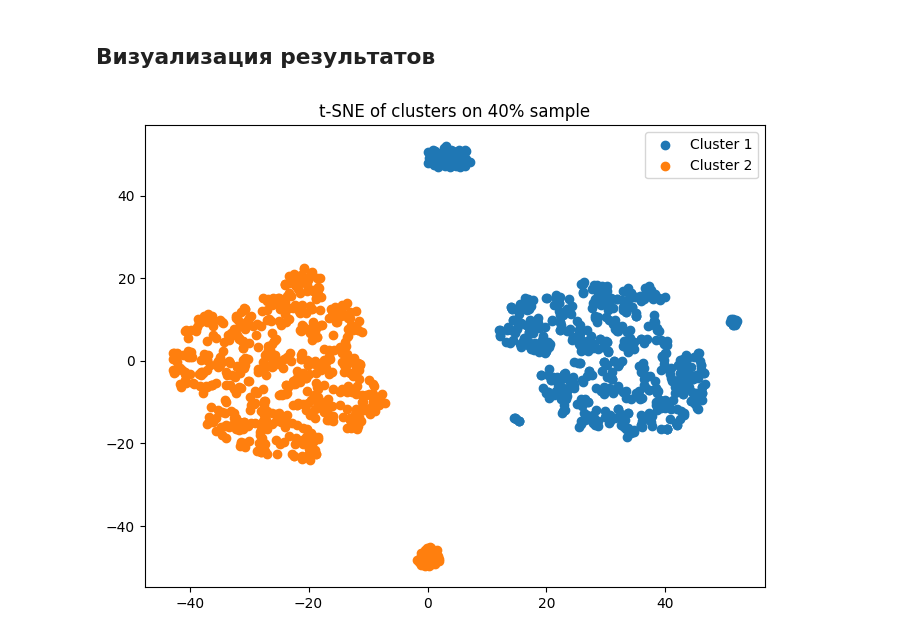
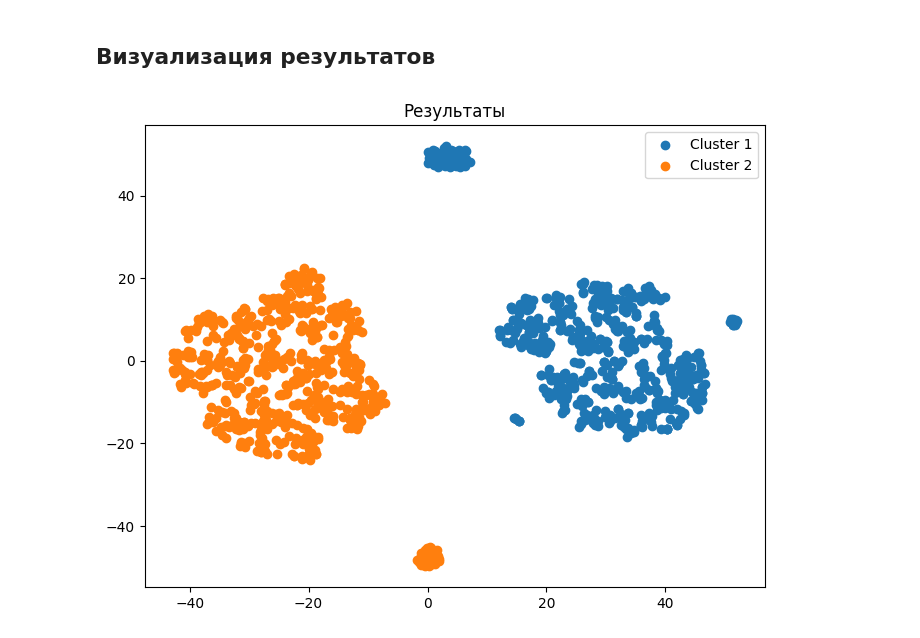
Before and after one commit to 8iKENTi8/Static-methods, a Jupyter notebook: Lab3/lab3.ipynb, the cells around one changed output. Saved outputs shown, nothing was run; the diff lists cells and outputs as text; code cells hidden in the pictures.

```diff
--- a/Lab3/lab3.ipynb
+++ b/Lab3/lab3.ipynb
@@ -730,22 +736,22 @@ k = 10, Calinski-Harabasz = 2815.49
 # %%
 from sklearn.manifold import TSNE
 import matplotlib.pyplot as plt
 import numpy as np
 
 # clusters получены для X (40% подвыборки)
 labels_sub = clusters
 
 # Используем те же объекты X (подвыборка нормализованного датасета)
 X_sub = X.values
 
 tsne = TSNE(n_components=2, random_state=42)
 X_tsne = tsne.fit_transform(X_sub)
 
 plt.figure(figsize=(8,6))
 for lbl in np.unique(labels_sub):
     plt.scatter(X_tsne[labels_sub == lbl, 0], X_tsne[labels_sub == lbl, 1], label=f'Cluster {lbl}')
 plt.legend()
-plt.title('t-SNE of clusters on 40% sample')
+plt.title('Результаты')
 plt.show()
 # %% [output]
-[figure, old version]
+[figure, new version]
```
Also changed, not shown: parts of 2 cells of this notebook, 1 other file.
